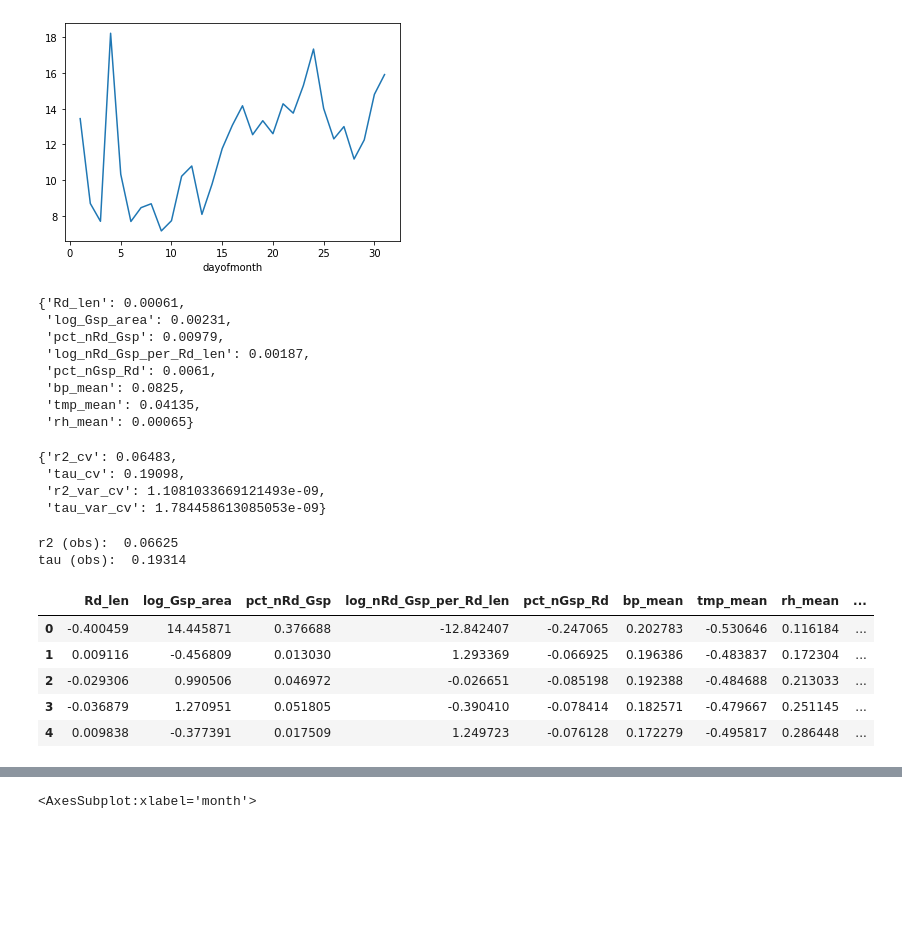
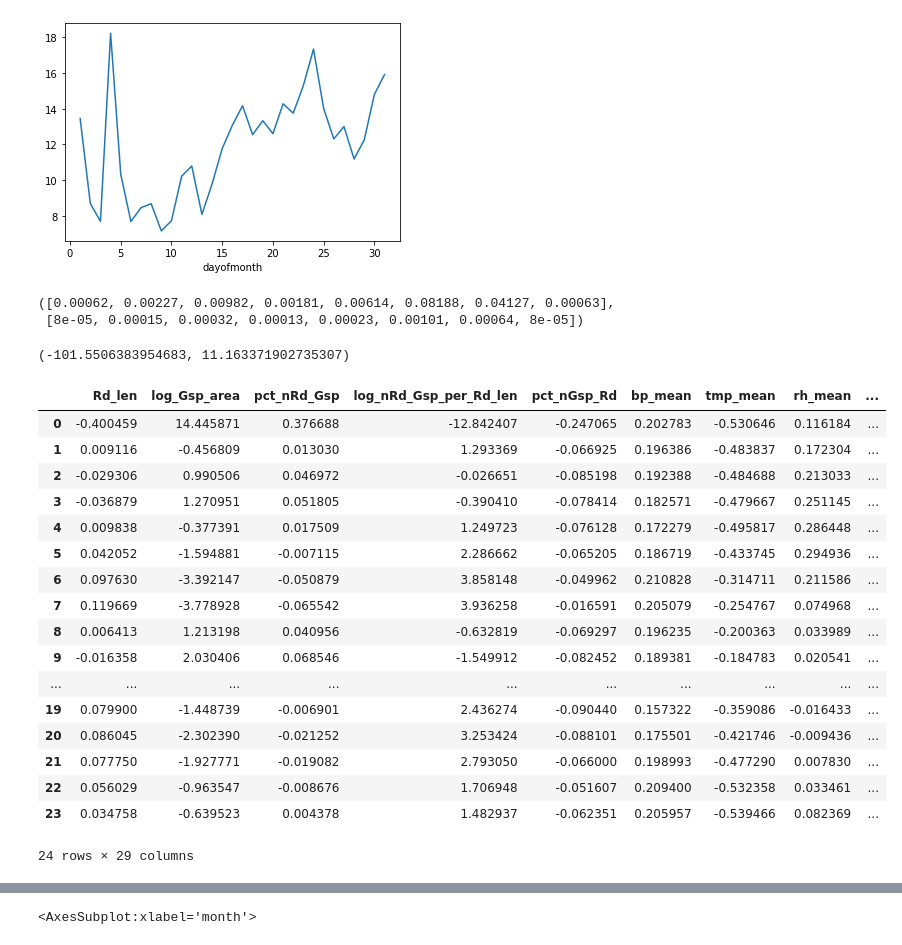
Before and after one commit to yulun-cd/IGS, a Jupyter notebook: DataAnalysis.ipynb, the cells around one changed output, grey strips where cells are left out. Drawn from its saved outputs; the diff is of its cells as text; code cells hidden in the pictures; blank space fills up the shorter version.

```diff
--- a/DataAnalysis.ipynb
+++ b/DataAnalysis.ipynb
@@ -269,40 +272,19 @@ def get_cv_score(reg, features, target, iter=100, split=10):
 reg = LinearRegression()
 var = var_names + ['bp_mean', 'tmp_mean', 'rh_mean']
 
-X = df[var].values
-y = df['Value'].values
+ap_X = df[var].values
+ap_y = df['Value'].values
 
-get_importance(reg, X, y, feature_names=var)
+reg.fit(ap_X, ap_y)
+
+get_importance(reg, ap_X, ap_y, var)
 # %% [output]
-{'Rd_len': 0.00061,
- 'log_Gsp_area': 0.00231,
- 'pct_nRd_Gsp': 0.00979,
- 'log_nRd_Gsp_per_Rd_len': 0.00187,
- 'pct_nGsp_Rd': 0.0061,
- 'bp_mean': 0.0825,
- 'tmp_mean': 0.04135,
- 'rh_mean': 0.00065}
+([0.00062, 0.00227, 0.00982, 0.00181, 0.00614, 0.08188, 0.04127, 0.00063],
+ [8e-05, 0.00015, 0.00032, 0.00013, 0.00023, 0.00101, 0.00064, 8e-05])
-# %%
-get_cv_score(reg, X, y)
-# %% [output]
-{'r2_cv': 0.06483,
- 'tau_cv': 0.19098,
- 'r2_var_cv': 1.1081033669121493e-09,
- 'tau_var_cv': 1.784458613085053e-09}
-# %%
-X_train, X_test, y_train, y_test = train_test_split(X, y)
-
-reg.fit(X_train, y_train)
-pred = reg.predict(X_test)
-
-r = stats.pearsonr(y_test, pred)[0]
-r2 = r**2
-t,p_value = stats.kendalltau(y_test, pred)
-print("r2 (obs): ", round(r2,5))
-print("tau (obs): ", round(t,5))
-# %% [output]
-r2 (obs):  0.06625
-tau (obs):  0.19314
+# %%
+get_cv_score(reg, ap_X, ap_y, method='neg_mean_squared_error')
+# %% [output]
+(-101.5506383954683, 11.163371902735307)
 # %%
 h_fi = []
 h_cv = []
@@ -310,28 +292,41 @@ h_coef = []
 for hour in df['hour'].unique():
     X = df[df['hour']==hour].loc[:,var].values
     y = df[df['hour']==hour].loc[:,'Value'].values
+    reg.fit(X, y)
 
-    importance = list(get_importance(reg, X, y, feature_names=var).values())
-    h_fi.append(importance)
+    fi_mean, fi_std = get_importance(reg, X, y, feature_names=var)
+    h_fi.append(fi_mean + fi_std)
 
-    cv = list(get_cv_score(reg, X, y).values())
-    h_cv.append(cv)
+    r2 = list(get_cv_score(reg, X, y))
+    mse = list(get_cv_score(reg, X, y, method='neg_mean_squared_error'))
+    h_cv.append(r2 + mse)
 
     coef = reg.coef_.tolist()
     coef.append(reg.intercept_)
     h_coef.append(coef)
 
-var_col=['fi_' + elem for elem in var]
-h_fi = pd.DataFrame(h_fi, columns=var_col)
-h_cv = pd.DataFrame(h_cv, columns=['r2_cv', 'r2_var'])
+h_fi = pd.DataFrame(h_fi, columns=['fi_' + elem for elem in var] + ['fi_std_' + elem for elem in var])
+h_cv = pd.DataFrame(h_cv, columns=['r2', 'r2_std', 'mse', 'mse_std'])
 h_coef = pd.DataFrame(h_coef, columns=var+['intercept'])
 # %%
 h_reg = pd.concat([h_coef, h_cv, h_fi], axis=1)
-h_reg.head()
+h_reg
 # %% [output]
 |  | Rd_len | log_Gsp_area | pct_nRd_Gsp | log_nRd_Gsp_per_Rd_len | pct_nGsp_Rd | bp_mean | tmp_mean | rh_mean | ... |
 | 0 | -0.400459 | 14.445871 | 0.376688 | -12.842407 | -0.247065 | 0.202783 | -0.530646 | 0.116184 | ... |
 | 1 | 0.009116 | -0.456809 | 0.013030 | 1.293369 | -0.066925 | 0.196386 | -0.483837 | 0.172304 | ... |
 | 2 | -0.029306 | 0.990506 | 0.046972 | -0.026651 | -0.085198 | 0.192388 | -0.484688 | 0.213033 | ... |
 | 3 | -0.036879 | 1.270951 | 0.051805 | -0.390410 | -0.078414 | 0.182571 | -0.479667 | 0.251145 | ... |
 | 4 | 0.009838 | -0.377391 | 0.017509 | 1.249723 | -0.076128 | 0.172279 | -0.495817 | 0.286448 | ... |
+| 5 | 0.042052 | -1.594881 | -0.007115 | 2.286662 | -0.065205 | 0.186719 | -0.433745 | 0.294936 | ... |
+| 6 | 0.097630 | -3.392147 | -0.050879 | 3.858148 | -0.049962 | 0.210828 | -0.314711 | 0.211586 | ... |
+| 7 | 0.119669 | -3.778928 | -0.065542 | 3.936258 | -0.016591 | 0.205079 | -0.254767 | 0.074968 | ... |
+| 8 | 0.006413 | 1.213198 | 0.040956 | -0.632819 | -0.069297 | 0.196235 | -0.200363 | 0.033989 | ... |
+| 9 | -0.016358 | 2.030406 | 0.068546 | -1.549912 | -0.082452 | 0.189381 | -0.184783 | 0.020541 | ... |
+| ... | ... | ... | ... | ... | ... | ... | ... | ... | ... |
+| 19 | 0.079900 | -1.448739 | -0.006901 | 2.436274 | -0.090440 | 0.157322 | -0.359086 | -0.016433 | ... |
+| 20 | 0.086045 | -2.302390 | -0.021252 | 3.253424 | -0.088101 | 0.175501 | -0.421746 | -0.009436 | ... |
+| 21 | 0.077750 | -1.927771 | -0.019082 | 2.793050 | -0.066000 | 0.198993 | -0.477290 | 0.007830 | ... |
+| 22 | 0.056029 | -0.963547 | -0.008676 | 1.706948 | -0.051607 | 0.209400 | -0.532358 | 0.033461 | ... |
+| 23 | 0.034758 | -0.639523 | 0.004378 | 1.482937 | -0.062351 | 0.205957 | -0.539466 | 0.082369 | ... |
+24 rows × 29 columns
```
Also changed, not shown: parts of 28 cells of this notebook.
